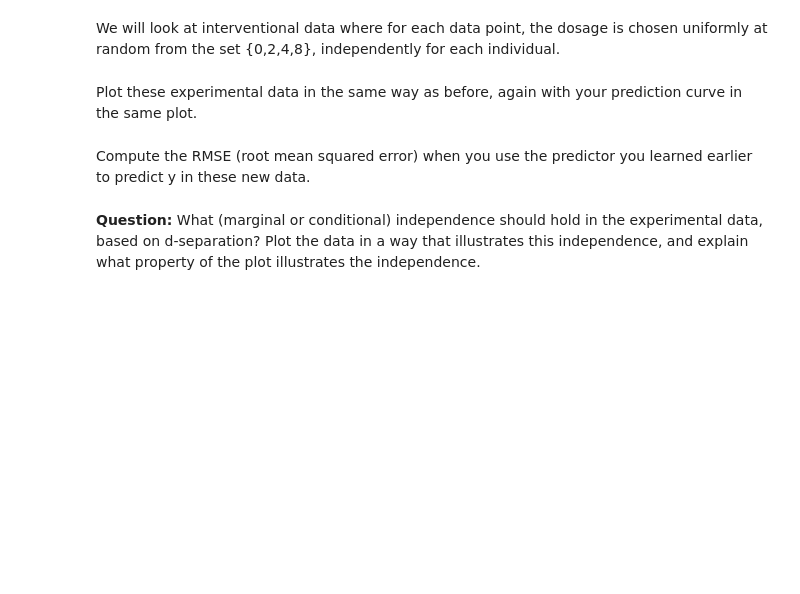
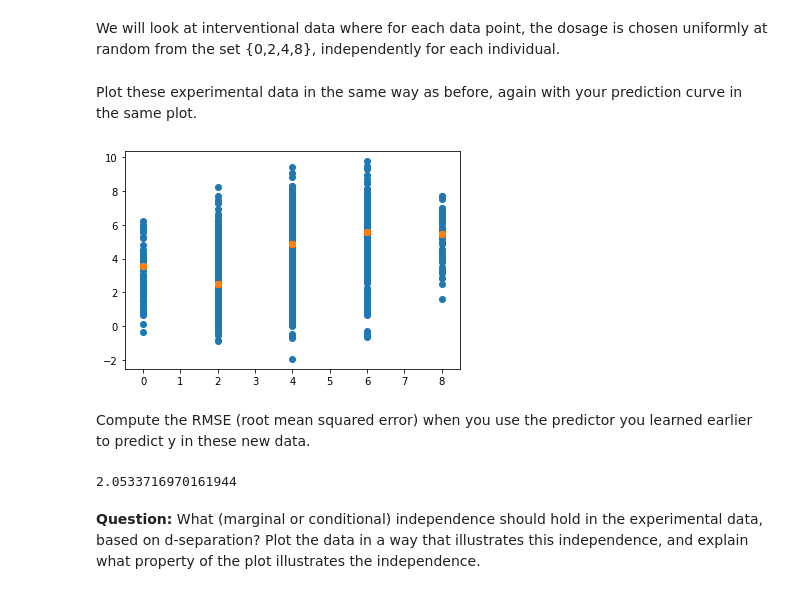
Before and after one commit to ottomattas/INFOMAML, a Jupyter notebook: Assignments/AML_assignment1.ipynb, the cells around one changed output. Saved outputs shown, nothing was run; the diff lists cells and outputs as text; code cells hidden in the pictures; blank space fills up the shorter version.

```diff
--- a/Assignments/AML_assignment1.ipynb
+++ b/Assignments/AML_assignment1.ipynb
@@ -89,7 +90,20 @@ Plot these experimental data in the same way as before, again with your predicti
+# %%
+# Your code here
+pred = model.predict(x.reshape(-1,1))
+
+plt.scatter(x, y)
+plt.scatter(x, pred)
+
+plt.show()
+# %% [output]
+[figure, added]
 # %% [markdown]
 Compute the RMSE (root mean squared error) when you use the predictor you learned earlier to predict y in these new data.
 # %%
 # Your code here
+np.sqrt(((pred - y) ** 2).mean())
+# %% [output]
+2.0533716970161944
 # %% [markdown]
 **Question:** What (marginal or conditional) independence should hold in the experimental data, based on d-separation? Plot the data in a way that illustrates this independence, and explain what property of the plot illustrates the independence.
 # %% [markdown]
```
Also changed, not shown: parts of 7 cells of this notebook.
